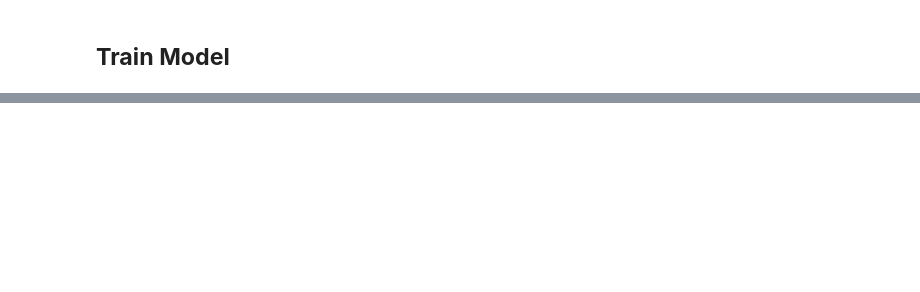
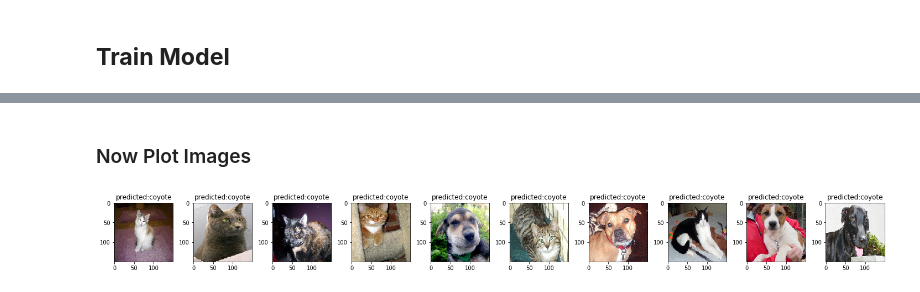
Before and after one commit to kevinles117/ad470-kgt, a Jupyter notebook: COYOTE/KGTCoyote.ipynb, the cells around one changed output, grey strips where cells are left out. Cells and saved outputs as stored; diff of their text form; code cells hidden in the pictures; blank space fills up the shorter version.

```diff
--- a/COYOTE/KGTCoyote.ipynb
+++ b/COYOTE/KGTCoyote.ipynb
@@ -159,0 +338,2 @@ BELOW  WE CAN CREATE A BIG MODEL NOW
+# %%
+img = img_to_array(image)
@@ -159,0 +348,4 @@ BELOW  WE CAN CREATE A BIG MODEL NOW
+# %%
+img = np.expand_dims(img, 0) # to add batch dimension.
+# %%
+img = img.astype(np.float32)/255.0 # normalize image
@@ -159,0 +421,31 @@ BELOW  WE CAN CREATE A BIG MODEL NOW
+# %% [markdown]
+###  Now Plot Images
+# %%
+def predict_and_plot(model, image_folder):
+    class2index = train_image_gen.class_indices
+    index2class = {value:key for key, value in class2index.items()}
+    image_files = os.listdir(image_folder)
+    fig,axes = plt.subplots(1,10,figsize=(20,20))
+    axes = axes.flatten()
+    for i in range(len(image_files)):
+        image_file = image_files[i]
+        img = load_img(os.path.join(image_folder, image_file),target_size=(image_shape,image_shape))
+        img_array = img_to_array(img)
+        img_array = np.expand_dims(img_array,0)
+        img_array = img_array.astype(np.float32)/255.0
+
+        prediction = model.predict_classes(img_array.reshape(-1, image_shape, image_shape, 3))[0][0]
+
+        axes[i].set_title("predicted:"+index2class[prediction])
+        img_array = img_to_array(img)
+
+        axes[i].imshow(img_array.astype(np.uint8))
+        plt.tight_layout()
+
+
+
+    plt.show()
+# %%
+predict_and_plot(model, "./DATA/minicoyo")
+# %% [output]
+[figure, added]
```
Also changed, not shown: parts of 65 cells of this notebook.
